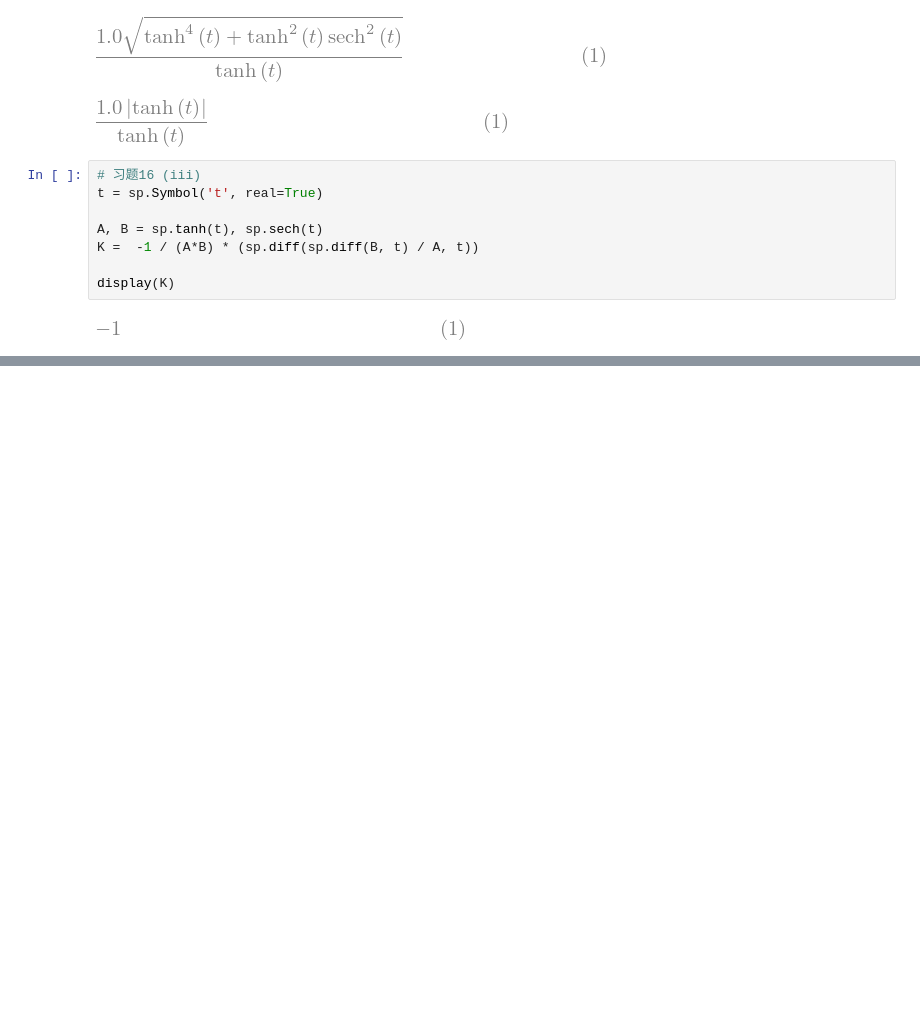
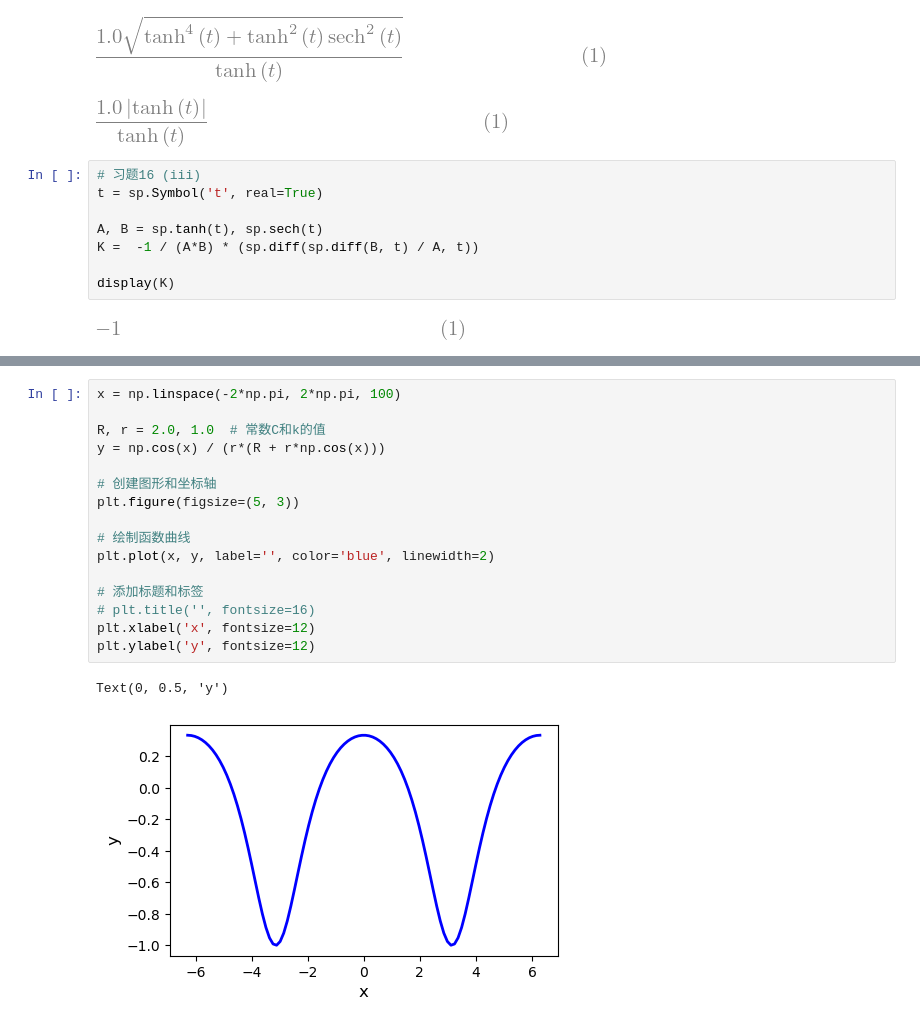
Before and after one commit to intuitionofmind/Visual-Differential-Geometry-and-Forms, a Jupyter notebook: python_notebooks/chap5.ipynb, the cells around one changed output, grey strips where cells are left out. Cells and saved outputs as stored; diff of their text form; blank space fills up the shorter version.

```diff
--- a/python_notebooks/chap5.ipynb
+++ b/python_notebooks/chap5.ipynb
@@ -132,0 +179,19 @@ display(K)
+# %%
+x = np.linspace(-2*np.pi, 2*np.pi, 100)
+
+R, r = 2.0, 1.0  # 常数C和k的值
+y = np.cos(x) / (r*(R + r*np.cos(x)))
+
+# 创建图形和坐标轴
+plt.figure(figsize=(5, 3))
+
+# 绘制函数曲线
+plt.plot(x, y, label='', color='blue', linewidth=2)
+
+# 添加标题和标签
+# plt.title('', fontsize=16)
+plt.xlabel('x', fontsize=12)
+plt.ylabel('y', fontsize=12)
+# %% [output]
+Text(0, 0.5, 'y')
+[figure, added]
```
Also changed, not shown: parts of 3 cells of this notebook, 2 other files.
